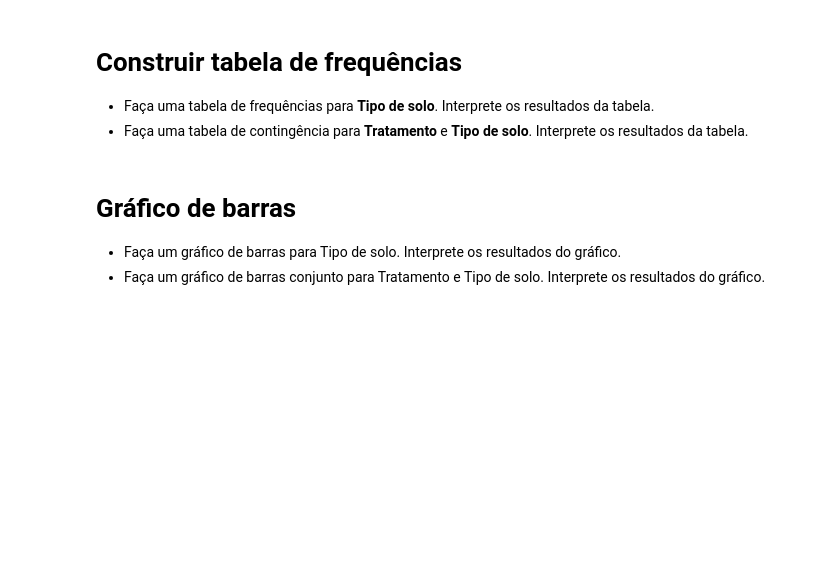
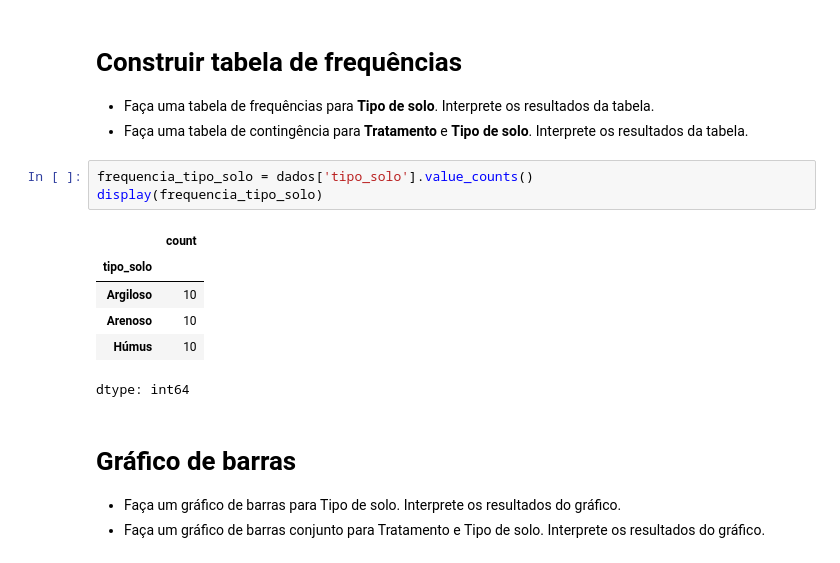
Before and after one commit to clobos/Bioestatistica_ESALQ_Python_2025, a Jupyter notebook: Aula02_Bioestatistica.ipynb, the cells around one changed output. Saved outputs shown, nothing was run; the diff lists cells and outputs as text; blank space fills up the shorter version.

```diff
--- a/Aula02_Bioestatistica.ipynb
+++ b/Aula02_Bioestatistica.ipynb
@@ -39,6 +80,16 @@ dados.describe()
 
 *   Faça uma tabela de frequências para **Tipo de solo**. Interprete os resultados da tabela.
 *   Faça uma tabela de contingência para **Tratamento**	e **Tipo de solo**. Interprete os resultados da tabela.
+# %%
+frequencia_tipo_solo = dados['tipo_solo'].value_counts()
+display(frequencia_tipo_solo)
+# %% [output]
+|  | count |
+| tipo_solo |  |
+| Argiloso | 10 |
+| Arenoso | 10 |
+| Húmus | 10 |
+dtype: int64
 # %% [markdown]
 # Gráfico de barras
 
```
Also changed, not shown: parts of 6 cells of this notebook.
